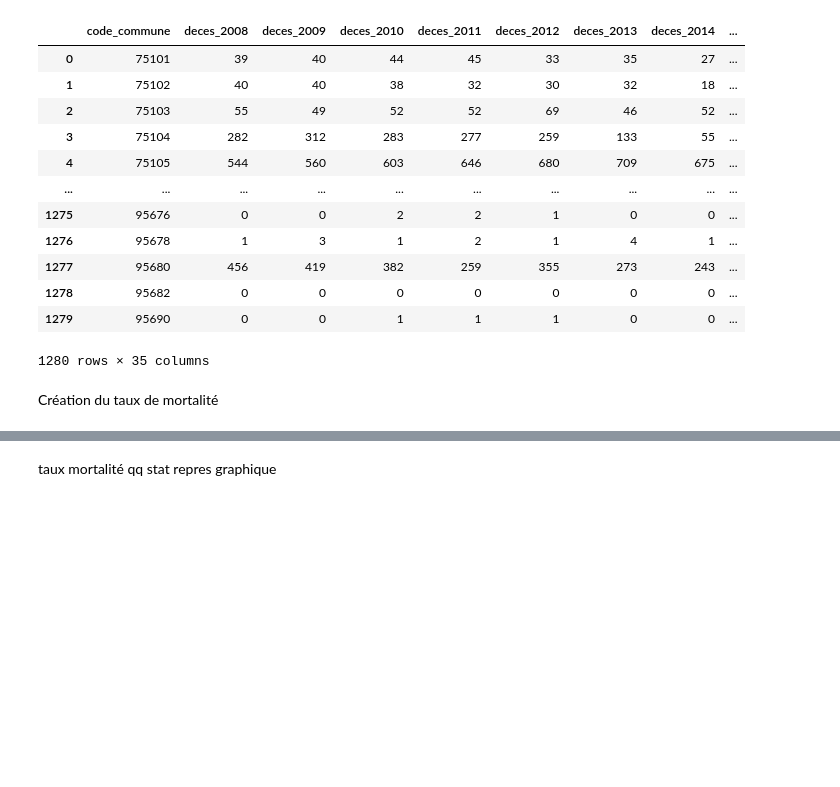
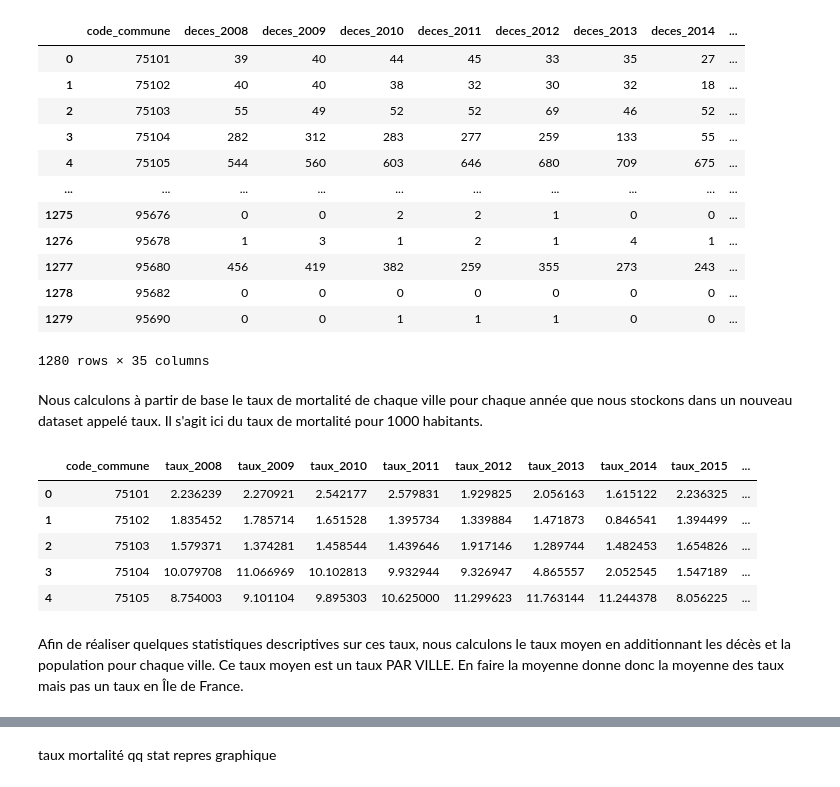
Before and after one commit to TomasAMG7/Python_S1_Challut_Garcia_Mossel, a Jupyter notebook: DATA/data_mortalité.ipynb, the cells around one changed output, grey strips where cells are left out. Saved outputs shown, nothing was run; the diff lists cells and outputs as text; code cells hidden in the pictures; blank space fills up the shorter version.

Commit message:
taux_mortalité

```diff
--- a/DATA/data_mortalité.ipynb
+++ b/DATA/data_mortalité.ipynb
@@ -575,4 +581,23 @@ Communes avec une population à 0 ou manquante : 0
 | 1279 | 95690 | 0 | 0 | 1 | 1 | 1 | 0 | 0 | ... |
 1280 rows × 35 columns
 # %% [markdown]
-Création du taux de mortalité
+Nous calculons à partir de base le taux de mortalité de chaque ville pour chaque année que nous stockons dans un nouveau dataset appelé taux. Il s'agit ici du taux de mortalité pour 1000 habitants.
+# %%
+annees = range(2008, 2024)   # la population s'arrête en 2023
+
+taux = pd.concat(
+    [base[["code_commune"]]]
+    + [(base[f"deces_{a}"] / base[f"pop_{a}"] * 1000).rename(f"taux_{a}") for a in annees],
+    axis=1)
+
+taux["dep"] = taux["code_commune"].str[:2]
+taux.head()
+# %% [output]
+|  | code_commune | taux_2008 | taux_2009 | taux_2010 | taux_2011 | taux_2012 | taux_2013 | taux_2014 | taux_2015 | ... |
+| 0 | 75101 | 2.236239 | 2.270921 | 2.542177 | 2.579831 | 1.929825 | 2.056163 | 1.615122 | 2.236325 | ... |
+| 1 | 75102 | 1.835452 | 1.785714 | 1.651528 | 1.395734 | 1.339884 | 1.471873 | 0.846541 | 1.394499 | ... |
+| 2 | 75103 | 1.579371 | 1.374281 | 1.458544 | 1.439646 | 1.917146 | 1.289744 | 1.482453 | 1.654826 | ... |
+| 3 | 75104 | 10.079708 | 11.066969 | 10.102813 | 9.932944 | 9.326947 | 4.865557 | 2.052545 | 1.547189 | ... |
+| 4 | 75105 | 8.754003 | 9.101104 | 9.895303 | 10.625000 | 11.299623 | 11.763144 | 11.244378 | 8.056225 | ... |
+# %% [markdown]
+Afin de réaliser quelques statistiques descriptives sur ces taux, nous calculons le taux moyen en additionnant les décès et la population pour chaque ville. Ce taux moyen est un taux PAR VILLE. En faire la moyenne donne donc la moyenne des taux mais pas un taux en Île de France.
```
Also changed, not shown: parts of 20 cells of this notebook.
